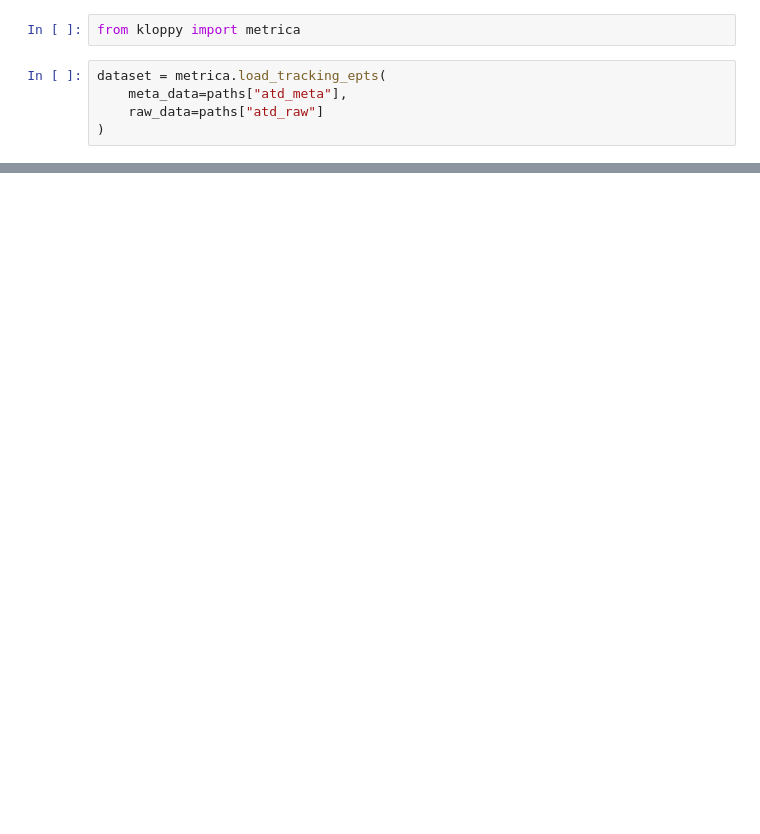
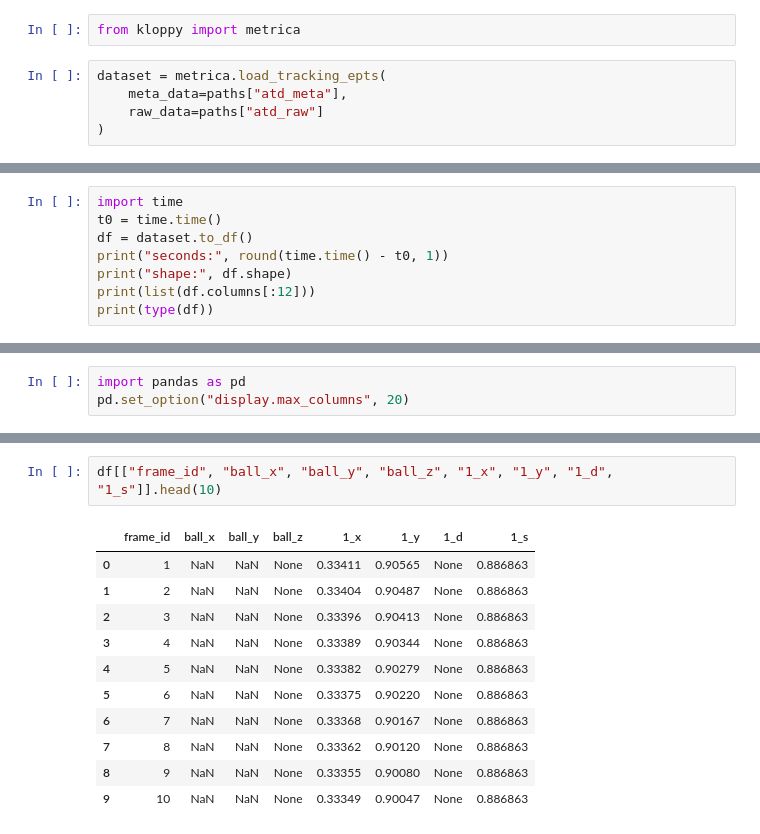
Before and after one commit to Abdelwhabmohammed/more-than-a-hack-2027, a Jupyter notebook: notebooks/01_data_exploration.ipynb, the cells around one changed output, grey strips where cells are left out. Cells and saved outputs as stored; diff of their text form; blank space fills up the shorter version.

```diff
--- a/notebooks/01_data_exploration.ipynb
+++ b/notebooks/01_data_exploration.ipynb
@@ -132,0 +282,8 @@ for name, member in inspect.getmembers(deserializer_class):
+# %%
+import time
+t0 = time.time()
+df = dataset.to_df()
+print("seconds:", round(time.time() - t0, 1))
+print("shape:", df.shape)
+print(list(df.columns[:12]))
+print(type(df))
@@ -132,0 +315,3 @@ for name, member in inspect.getmembers(deserializer_class):
+# %%
+import pandas as pd
+pd.set_option("display.max_columns", 20)
@@ -132,0 +336,14 @@ for name, member in inspect.getmembers(deserializer_class):
+# %%
+df[["frame_id", "ball_x", "ball_y", "ball_z", "1_x", "1_y", "1_d", "1_s"]].head(10)
+# %% [output]
+|  | frame_id | ball_x | ball_y | ball_z | 1_x | 1_y | 1_d | 1_s |
+| 0 | 1 | NaN | NaN | None | 0.33411 | 0.90565 | None | 0.886863 |
+| 1 | 2 | NaN | NaN | None | 0.33404 | 0.90487 | None | 0.886863 |
+| 2 | 3 | NaN | NaN | None | 0.33396 | 0.90413 | None | 0.886863 |
+| 3 | 4 | NaN | NaN | None | 0.33389 | 0.90344 | None | 0.886863 |
+| 4 | 5 | NaN | NaN | None | 0.33382 | 0.90279 | None | 0.886863 |
+| 5 | 6 | NaN | NaN | None | 0.33375 | 0.90220 | None | 0.886863 |
+| 6 | 7 | NaN | NaN | None | 0.33368 | 0.90167 | None | 0.886863 |
+| 7 | 8 | NaN | NaN | None | 0.33362 | 0.90120 | None | 0.886863 |
+| 8 | 9 | NaN | NaN | None | 0.33355 | 0.90080 | None | 0.886863 |
+| 9 | 10 | NaN | NaN | None | 0.33349 | 0.90047 | None | 0.886863 |
```
Also changed, not shown: parts of 33 cells of this notebook, 11 other files.
